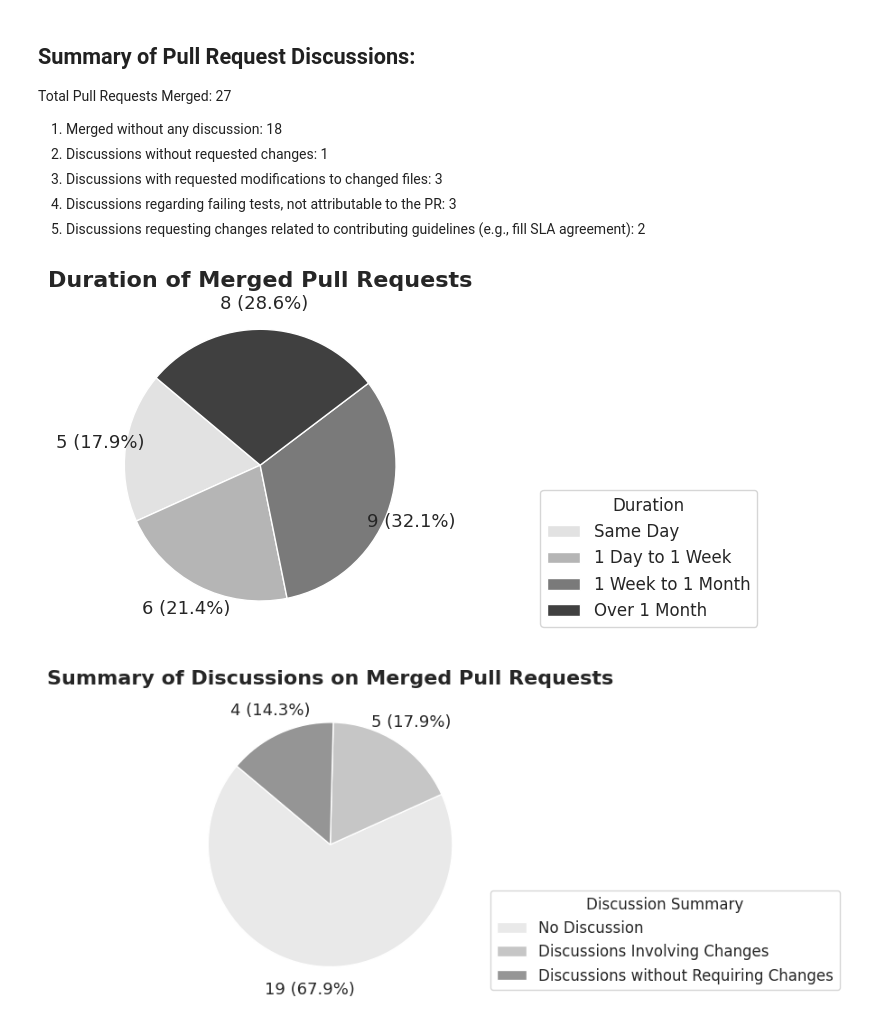
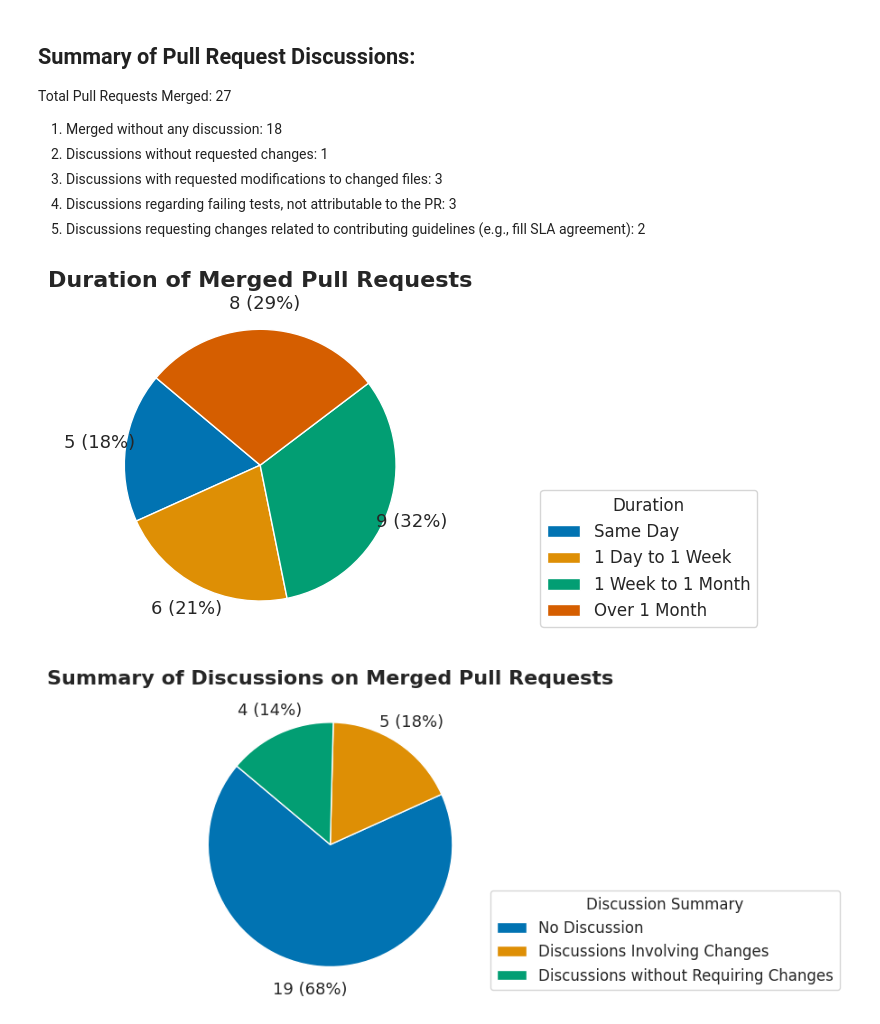
Before and after one commit to gdrosos/bloat-study-artifact, a Jupyter notebook: analysis/rq4.ipynb, the cells around one changed output. Drawn from its saved outputs; the diff is of its cells as text; code cells hidden in the pictures.

```diff
--- a/analysis/rq4.ipynb
+++ b/analysis/rq4.ipynb
@@ -258,37 +257,37 @@ Total Pull Requests Merged: 27
 # %%
 import matplotlib.pyplot as plt
 import seaborn as sns
 
 # Setup for Duration
-colors_durations = sns.color_palette("Greys", 4)
+colors_durations = sns.color_palette("colorblind", 4)
 duration_categories = ['Same Day', '1 Day to 1 Week', '1 Week to 1 Month', 'Over 1 Month']
 duration_counts = [5, 6, 9, 8]
 
 # Custom autopct function
 def custom_autopct(counts):
     def autopct(pct):
         total = sum(counts)
         absolute = int(round(pct*total/100.0))
-        return f"{absolute} ({pct:.1f}%)"
+        return f"{absolute} ({pct:.0f}%)"
     return autopct
 
 
 # Pie chart for PR Merge Durations
 fig, ax = plt.subplots()
 wedges, texts, autotexts = ax.pie(duration_counts, startangle=140, colors=colors_durations, autopct=custom_autopct(duration_counts), pctdistance=1.19)
 # Increase font size for the numbers in pie chart
 for autotext in autotexts:
     autotext.set_fontsize(13)  # Adjust this value as needed
 ax.set_title('Duration of Merged Pull Requests', fontsize=16, fontweight='bold')
 ax.legend(wedges, duration_categories, title="Duration", loc="lower left", bbox_to_anchor=(1.3, 0, 0.5, 1), prop={"size": 12})
 
 plt.tight_layout()
 plt.savefig("figures/rq4b1.pdf", format="pdf", bbox_inches='tight')
 # %% [output]
-[figure, old version]
+[figure, new version]
 # %%
 # Setup for Discussion
-colors_discussions = sns.color_palette("Greys", 5)
+colors_discussions = sns.color_palette("colorblind", 5)
 discussion_categories = ['No Discussion', 'Discussions Involving Changes', 'Discussions without Requiring Changes']
 discussion_counts = [19, 5, 4]
 
@@ -302,4 +301,4 @@ for autotext in autotexts:
 plt.tight_layout()
 plt.savefig("figures/rq4b2.pdf", format="pdf", bbox_inches='tight')
 # %% [output]
-[figure, old version]
+[figure, new version]
```
Also changed, not shown: parts of 2 cells of this notebook, 10 other files.
